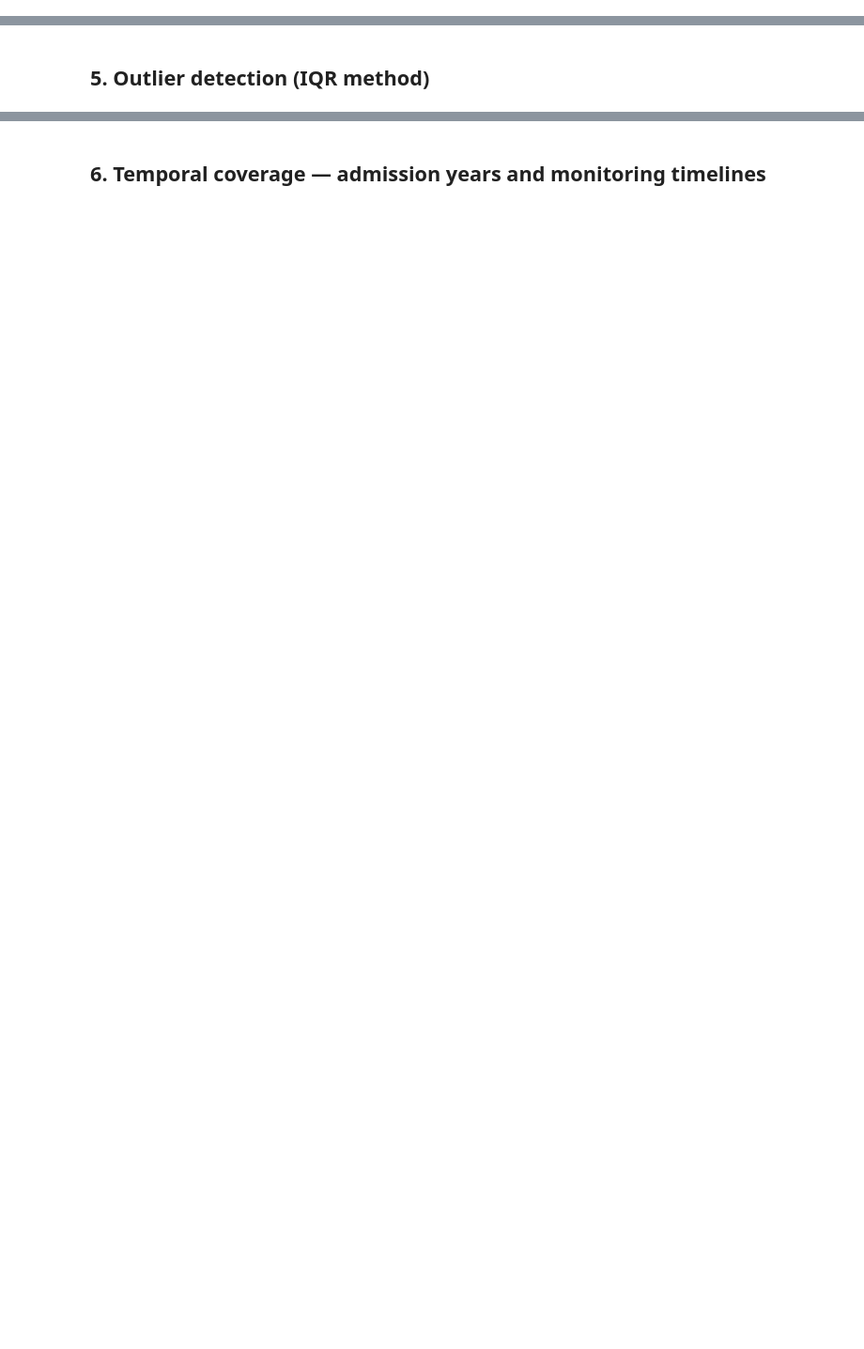
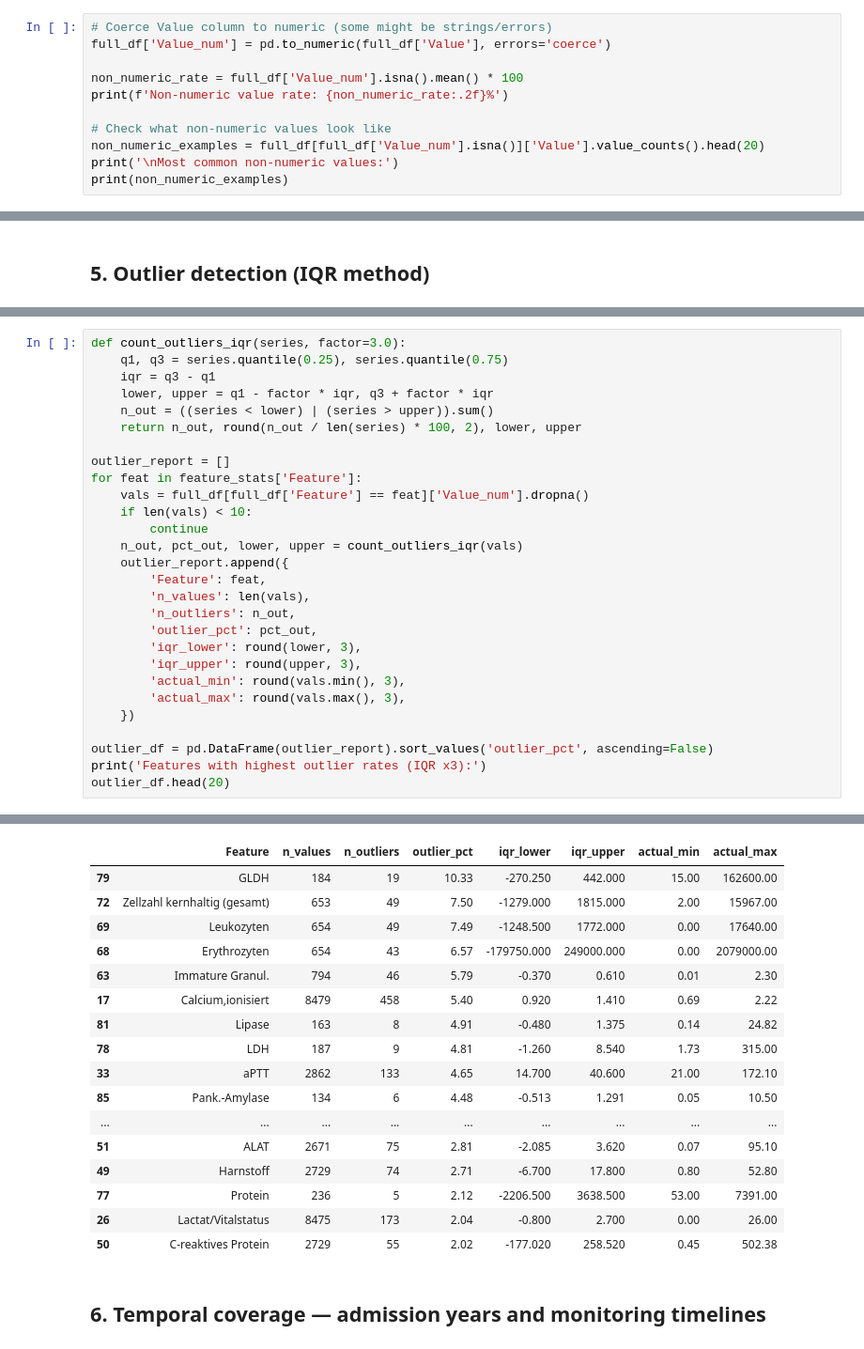
Before and after one commit to shweta-dataverse/SAH-hiwi, a Jupyter notebook: eda_smart.ipynb, the cells around one changed output, grey strips where cells are left out. Shown at 94% size. Saved outputs shown, nothing was run; the diff lists cells and outputs as text; blank space fills up the shorter version.

```diff
--- a/eda_smart.ipynb
+++ b/eda_smart.ipynb
@@ -230,0 +222,11 @@ print(f'Saved {len(top_features)} individual distribution plots to assets/')
+# %%
+# Coerce Value column to numeric (some might be strings/errors)
+full_df['Value_num'] = pd.to_numeric(full_df['Value'], errors='coerce')
+
+non_numeric_rate = full_df['Value_num'].isna().mean() * 100
+print(f'Non-numeric value rate: {non_numeric_rate:.2f}%')
+
+# Check what non-numeric values look like
+non_numeric_examples = full_df[full_df['Value_num'].isna()]['Value'].value_counts().head(20)
+print('\nMost common non-numeric values:')
+print(non_numeric_examples)
@@ -304,0 +301,29 @@ plt.show()
+# %%
+def count_outliers_iqr(series, factor=3.0):
+    q1, q3 = series.quantile(0.25), series.quantile(0.75)
+    iqr = q3 - q1
+    lower, upper = q1 - factor * iqr, q3 + factor * iqr
+    n_out = ((series < lower) | (series > upper)).sum()
+    return n_out, round(n_out / len(series) * 100, 2), lower, upper
+
+outlier_report = []
+for feat in feature_stats['Feature']:
+    vals = full_df[full_df['Feature'] == feat]['Value_num'].dropna()
+    if len(vals) < 10:
+        continue
+    n_out, pct_out, lower, upper = count_outliers_iqr(vals)
+    outlier_report.append({
+        'Feature': feat,
+        'n_values': len(vals),
+        'n_outliers': n_out,
+        'outlier_pct': pct_out,
+        'iqr_lower': round(lower, 3),
+        'iqr_upper': round(upper, 3),
+        'actual_min': round(vals.min(), 3),
+        'actual_max': round(vals.max(), 3),
+    })
+
+outlier_df = pd.DataFrame(outlier_report).sort_values('outlier_pct', ascending=False)
+print('Features with highest outlier rates (IQR x3):')
+outlier_df.head(20)
+# %% [output]
@@ -305,3 +331,20 @@ plt.show()
+|  | Feature | n_values | n_outliers | outlier_pct | iqr_lower | iqr_upper | actual_min | actual_max |
+| 79 | GLDH | 184 | 19 | 10.33 | -270.250 | 442.000 | 15.00 | 162600.00 |
+| 72 | Zellzahl kernhaltig (gesamt) | 653 | 49 | 7.50 | -1279.000 | 1815.000 | 2.00 | 15967.00 |
+| 69 | Leukozyten | 654 | 49 | 7.49 | -1248.500 | 1772.000 | 0.00 | 17640.00 |
+| 68 | Erythrozyten | 654 | 43 | 6.57 | -179750.000 | 249000.000 | 0.00 | 2079000.00 |
+| 63 | Immature Granul. | 794 | 46 | 5.79 | -0.370 | 0.610 | 0.01 | 2.30 |
+| 17 | Calcium,ionisiert | 8479 | 458 | 5.40 | 0.920 | 1.410 | 0.69 | 2.22 |
+| 81 | Lipase | 163 | 8 | 4.91 | -0.480 | 1.375 | 0.14 | 24.82 |
+| 78 | LDH | 187 | 9 | 4.81 | -1.260 | 8.540 | 1.73 | 315.00 |
+| 33 | aPTT | 2862 | 133 | 4.65 | 14.700 | 40.600 | 21.00 | 172.10 |
+| 85 | Pank.-Amylase | 134 | 6 | 4.48 | -0.513 | 1.291 | 0.05 | 10.50 |
+| ... | ... | ... | ... | ... | ... | ... | ... | ... |
+| 51 | ALAT | 2671 | 75 | 2.81 | -2.085 | 3.620 | 0.07 | 95.10 |
+| 49 | Harnstoff | 2729 | 74 | 2.71 | -6.700 | 17.800 | 0.80 | 52.80 |
+| 77 | Protein | 236 | 5 | 2.12 | -2206.500 | 3638.500 | 53.00 | 7391.00 |
+| 26 | Lactat/Vitalstatus | 8475 | 173 | 2.04 | -0.800 | 2.700 | 0.00 | 26.00 |
+| 50 | C-reaktives Protein | 2729 | 55 | 2.02 | -177.020 | 258.520 | 0.45 | 502.38 |
 # %% [markdown]
 ## 6. Temporal coverage — admission years and monitoring timelines
 # %%
```
Also changed, not shown: parts of 21 cells of this notebook, 3 other files.
